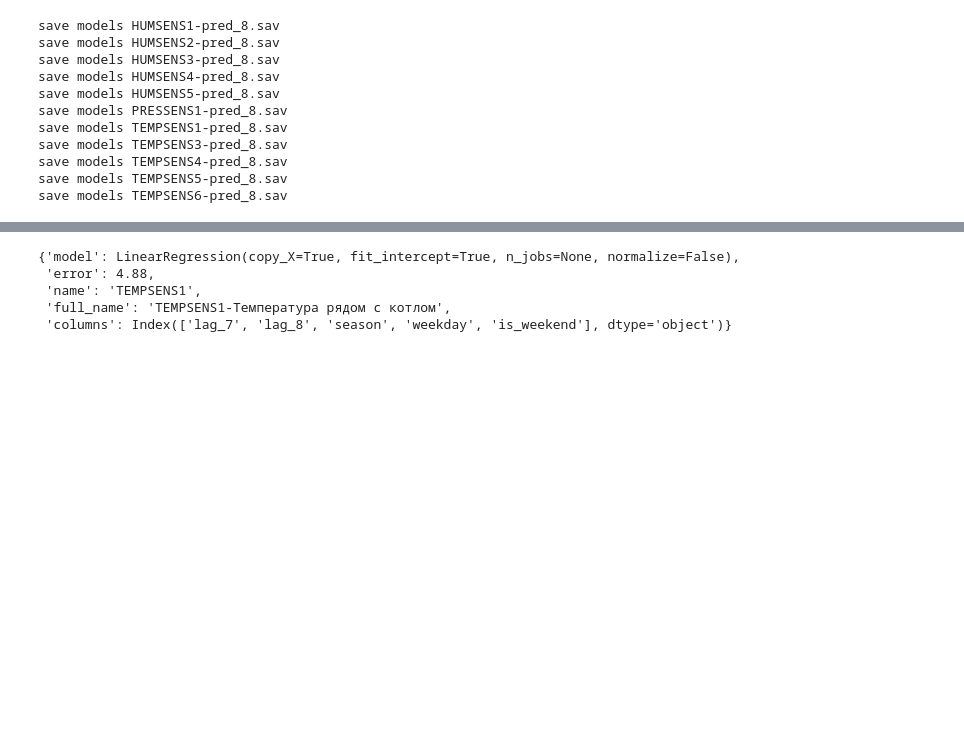
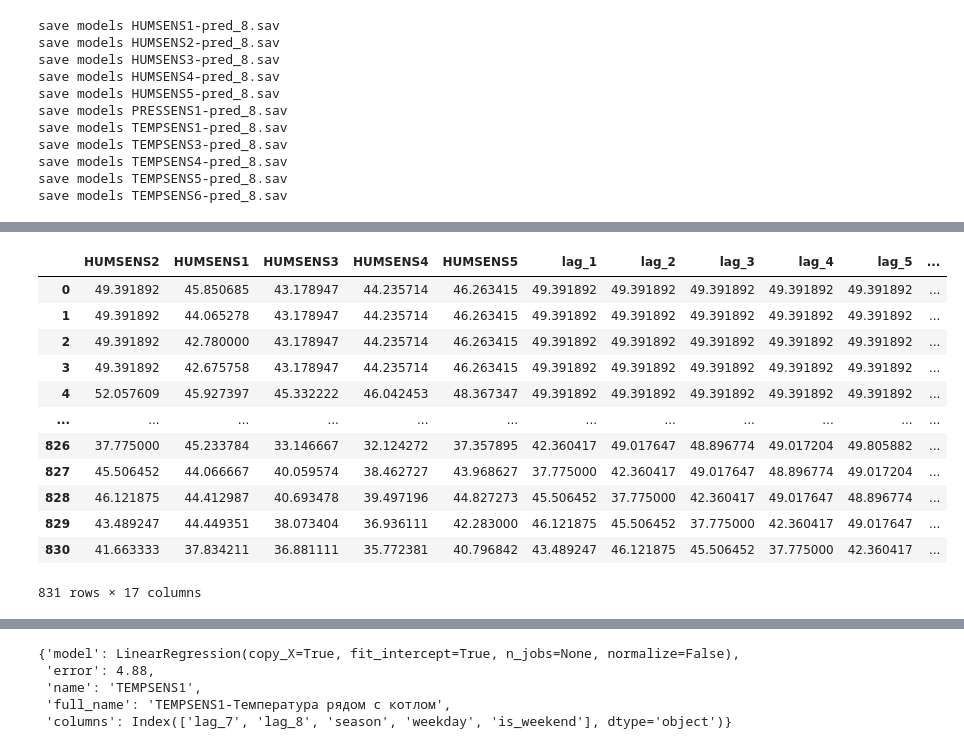
Before and after one commit to Grottersha123/smart_house, a Jupyter notebook: predict_sensors.ipynb, the cells around one changed output, grey strips where cells are left out. Saved outputs shown, nothing was run; the diff lists cells and outputs as text; code cells hidden in the pictures; blank space fills up the shorter version.

```diff
--- a/predict_sensors.ipynb
+++ b/predict_sensors.ipynb
@@ -276,7 +352,7 @@ lst_pred_models = []
 for i in range(1,num_pred):
     lr = LinearRegression()
     prepared_data = create_data_for_pred(data_pivot, corr_data_frame,pred_d=i, lag=lag_back)
-    models = get_predict_all(lr, prepared_data, device_name_dict, tscv, scale=True)
+    models = get_predict_all(prepared_data, device_name_dict, tscv, scale=True)
     lst_pred_models.append(models)
 lst_pred_models = list(zip(* lst_pred_models))
 """
@@ -359,0 +433,4 @@ lst_pred_models[8][-1]
+# %%
+data_sensor = dict(
+    ('lag_{}'.format(i), create_data_for_pred(data_pivot, corr_data_frame, pred_d=i, lag=8, time=True)) for i in
+    range(1, 8))
@@ -359,0 +455,16 @@ lst_pred_models[8][-1]
+# %%
+data_sensor['lag_1'][2]
+# %% [output]
+|  | HUMSENS2 | HUMSENS1 | HUMSENS3 | HUMSENS4 | HUMSENS5 | lag_1 | lag_2 | lag_3 | lag_4 | lag_5 | ... |
+| 0 | 49.391892 | 45.850685 | 43.178947 | 44.235714 | 46.263415 | 49.391892 | 49.391892 | 49.391892 | 49.391892 | 49.391892 | ... |
+| 1 | 49.391892 | 44.065278 | 43.178947 | 44.235714 | 46.263415 | 49.391892 | 49.391892 | 49.391892 | 49.391892 | 49.391892 | ... |
+| 2 | 49.391892 | 42.780000 | 43.178947 | 44.235714 | 46.263415 | 49.391892 | 49.391892 | 49.391892 | 49.391892 | 49.391892 | ... |
+| 3 | 49.391892 | 42.675758 | 43.178947 | 44.235714 | 46.263415 | 49.391892 | 49.391892 | 49.391892 | 49.391892 | 49.391892 | ... |
+| 4 | 52.057609 | 45.927397 | 45.332222 | 46.042453 | 48.367347 | 49.391892 | 49.391892 | 49.391892 | 49.391892 | 49.391892 | ... |
+| ... | ... | ... | ... | ... | ... | ... | ... | ... | ... | ... | ... |
+| 826 | 37.775000 | 45.233784 | 33.146667 | 32.124272 | 37.357895 | 42.360417 | 49.017647 | 48.896774 | 49.017204 | 49.805882 | ... |
+| 827 | 45.506452 | 44.066667 | 40.059574 | 38.462727 | 43.968627 | 37.775000 | 42.360417 | 49.017647 | 48.896774 | 49.017204 | ... |
+| 828 | 46.121875 | 44.412987 | 40.693478 | 39.497196 | 44.827273 | 45.506452 | 37.775000 | 42.360417 | 49.017647 | 48.896774 | ... |
+| 829 | 43.489247 | 44.449351 | 38.073404 | 36.936111 | 42.283000 | 46.121875 | 45.506452 | 37.775000 | 42.360417 | 49.017647 | ... |
+| 830 | 41.663333 | 37.834211 | 36.881111 | 35.772381 | 40.796842 | 43.489247 | 46.121875 | 45.506452 | 37.775000 | 42.360417 | ... |
+831 rows × 17 columns
```
Also changed, not shown: parts of 11 cells of this notebook, 13 other files.
